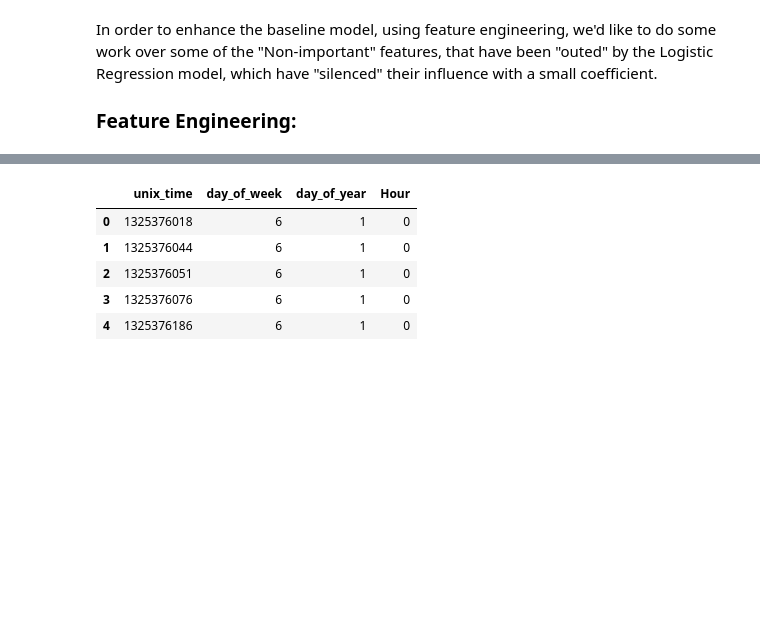
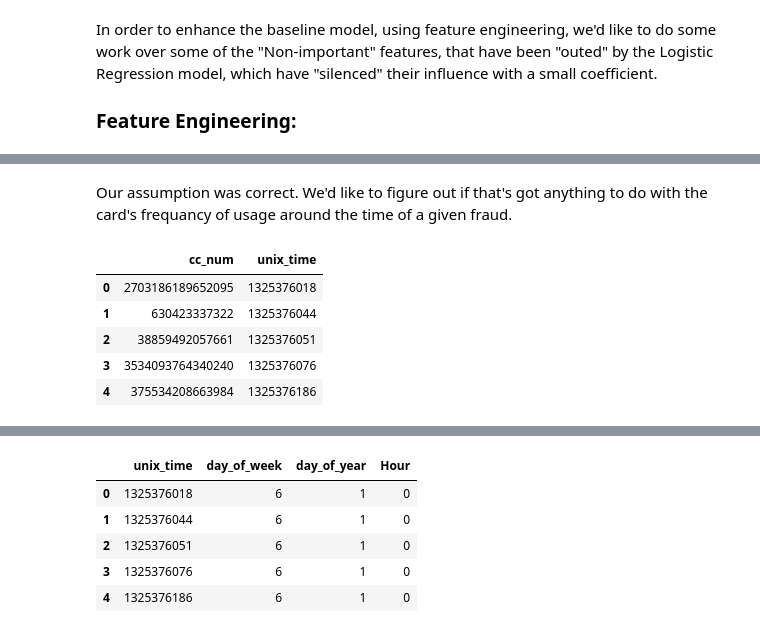
Before and after one commit to Matt88Ac/AdvancedML_Assignment2, a Jupyter notebook: Advanced Machine Learning - HW #2.ipynb, the cells around one changed output, grey strips where cells are left out. Cells and saved outputs as stored; diff of their text form; code cells hidden in the pictures; blank space fills up the shorter version.

```diff
--- a/Advanced Machine Learning - HW #2.ipynb
+++ b/Advanced Machine Learning - HW #2.ipynb
@@ -628,0 +656,15 @@ In order to enhance the baseline model, using feature engineering, we'd like to
+# %% [markdown]
+Our assumption was correct. We'd like to figure out if that's got anything to do with the card's frequancy of usage around the time of a given fraud.
+# %%
+credit_cards = pd.DataFrame()
+credit_cards['cc_num'] = x_train_new['cc_num'].copy()
+credit_cards['unix_time'] = x_train_new['unix_time']
+credit_cards = credit_cards.iloc[np.argsort(credit_cards['unix_time'])]
+credit_cards.head()
+# %% [output]
+|  | cc_num | unix_time |
+| 0 | 2703186189652095 | 1325376018 |
+| 1 | 630423337322 | 1325376044 |
+| 2 | 38859492057661 | 1325376051 |
+| 3 | 3534093764340240 | 1325376076 |
+| 4 | 375534208663984 | 1325376186 |
```
Also changed, not shown: parts of 28 cells of this notebook.
